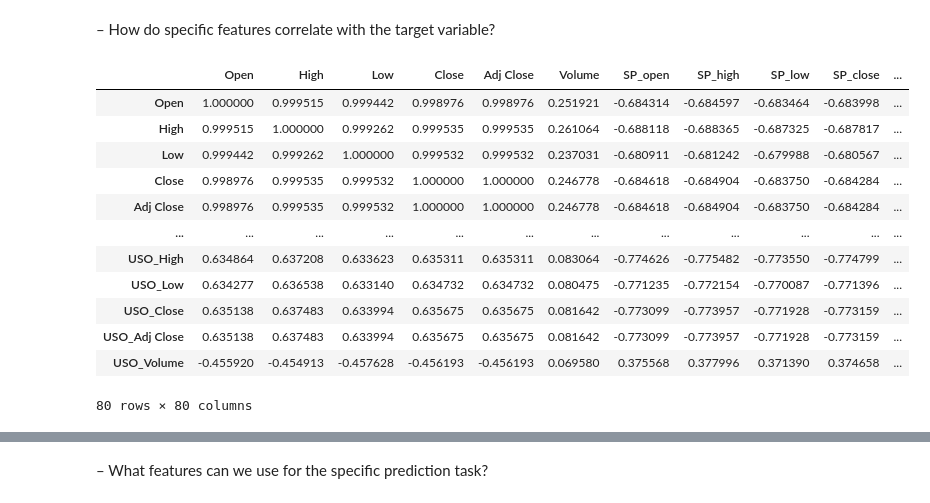
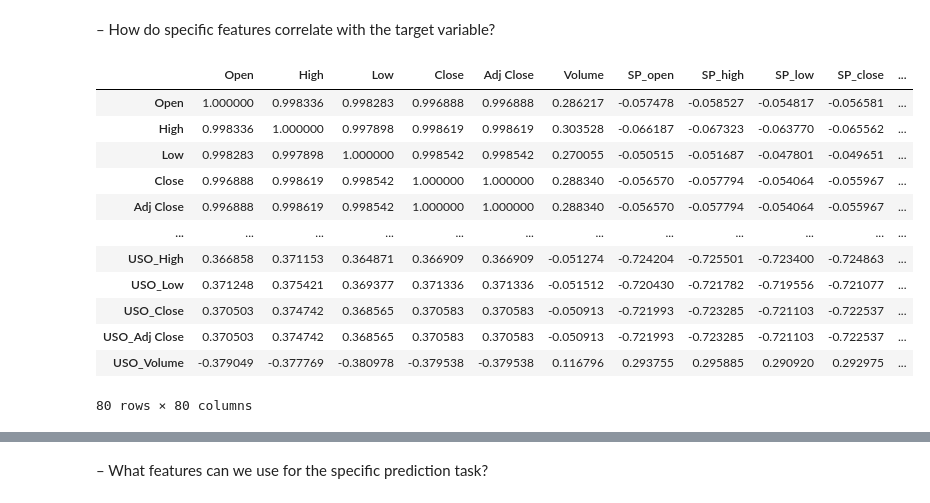
Before and after one commit to siningren/Final-Project, a Jupyter notebook: eda_cleaning.ipynb, the cells around one changed output, grey strips where cells are left out. Drawn from its saved outputs; the diff is of its cells as text; code cells hidden in the pictures.

```diff
--- a/eda_cleaning.ipynb
+++ b/eda_cleaning.ipynb
@@ -106,21 +106,21 @@ data2 = remove_filers_with_boxplot(data1)
 # %%
 # The correlation between the variables
 # It can be seen that some variables such as Open, High, Low, and Close are very highly correlated with Adj Close
-corr=data1.corr()
+corr=data2.corr()
 corr
 # %% [output]
 |  | Open | High | Low | Close | Adj Close | Volume | SP_open | SP_high | SP_low | SP_close | ... |
-| Open | 1.000000 | 0.999515 | 0.999442 | 0.998976 | 0.998976 | 0.251921 | -0.684314 | -0.684597 | -0.683464 | -0.683998 | ... |
-| High | 0.999515 | 1.000000 | 0.999262 | 0.999535 | 0.999535 | 0.261064 | -0.688118 | -0.688365 | -0.687325 | -0.687817 | ... |
-| Low | 0.999442 | 0.999262 | 1.000000 | 0.999532 | 0.999532 | 0.237031 | -0.680911 | -0.681242 | -0.679988 | -0.680567 | ... |
-| Close | 0.998976 | 0.999535 | 0.999532 | 1.000000 | 1.000000 | 0.246778 | -0.684618 | -0.684904 | -0.683750 | -0.684284 | ... |
-| Adj Close | 0.998976 | 0.999535 | 0.999532 | 1.000000 | 1.000000 | 0.246778 | -0.684618 | -0.684904 | -0.683750 | -0.684284 | ... |
+| Open | 1.000000 | 0.998336 | 0.998283 | 0.996888 | 0.996888 | 0.286217 | -0.057478 | -0.058527 | -0.054817 | -0.056581 | ... |
+| High | 0.998336 | 1.000000 | 0.997898 | 0.998619 | 0.998619 | 0.303528 | -0.066187 | -0.067323 | -0.063770 | -0.065562 | ... |
+| Low | 0.998283 | 0.997898 | 1.000000 | 0.998542 | 0.998542 | 0.270055 | -0.050515 | -0.051687 | -0.047801 | -0.049651 | ... |
+| Close | 0.996888 | 0.998619 | 0.998542 | 1.000000 | 1.000000 | 0.288340 | -0.056570 | -0.057794 | -0.054064 | -0.055967 | ... |
+| Adj Close | 0.996888 | 0.998619 | 0.998542 | 1.000000 | 1.000000 | 0.288340 | -0.056570 | -0.057794 | -0.054064 | -0.055967 | ... |
 | ... | ... | ... | ... | ... | ... | ... | ... | ... | ... | ... | ... |
-| USO_High | 0.634864 | 0.637208 | 0.633623 | 0.635311 | 0.635311 | 0.083064 | -0.774626 | -0.775482 | -0.773550 | -0.774799 | ... |
-| USO_Low | 0.634277 | 0.636538 | 0.633140 | 0.634732 | 0.634732 | 0.080475 | -0.771235 | -0.772154 | -0.770087 | -0.771396 | ... |
-| USO_Close | 0.635138 | 0.637483 | 0.633994 | 0.635675 | 0.635675 | 0.081642 | -0.773099 | -0.773957 | -0.771928 | -0.773159 | ... |
-| USO_Adj Close | 0.635138 | 0.637483 | 0.633994 | 0.635675 | 0.635675 | 0.081642 | -0.773099 | -0.773957 | -0.771928 | -0.773159 | ... |
-| USO_Volume | -0.455920 | -0.454913 | -0.457628 | -0.456193 | -0.456193 | 0.069580 | 0.375568 | 0.377996 | 0.371390 | 0.374658 | ... |
+| USO_High | 0.366858 | 0.371153 | 0.364871 | 0.366909 | 0.366909 | -0.051274 | -0.724204 | -0.725501 | -0.723400 | -0.724863 | ... |
+| USO_Low | 0.371248 | 0.375421 | 0.369377 | 0.371336 | 0.371336 | -0.051512 | -0.720430 | -0.721782 | -0.719556 | -0.721077 | ... |
+| USO_Close | 0.370503 | 0.374742 | 0.368565 | 0.370583 | 0.370583 | -0.050913 | -0.721993 | -0.723285 | -0.721103 | -0.722537 | ... |
+| USO_Adj Close | 0.370503 | 0.374742 | 0.368565 | 0.370583 | 0.370583 | -0.050913 | -0.721993 | -0.723285 | -0.721103 | -0.722537 | ... |
+| USO_Volume | -0.379049 | -0.377769 | -0.380978 | -0.379538 | -0.379538 | 0.116796 | 0.293755 | 0.295885 | 0.290920 | 0.292975 | ... |
 80 rows × 80 columns
 # %%
 # The heatmap plot of correlation matrix
```
Also changed, not shown: parts of 8 cells of this notebook, 8 other files.
